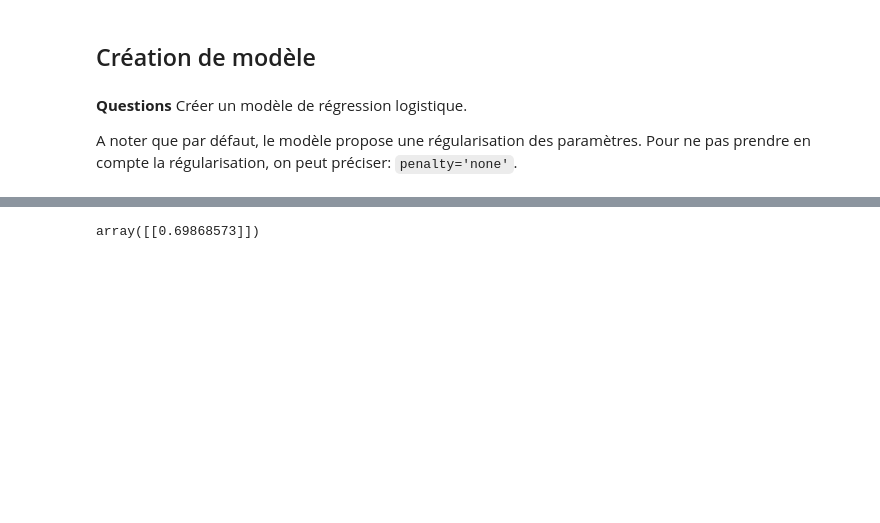
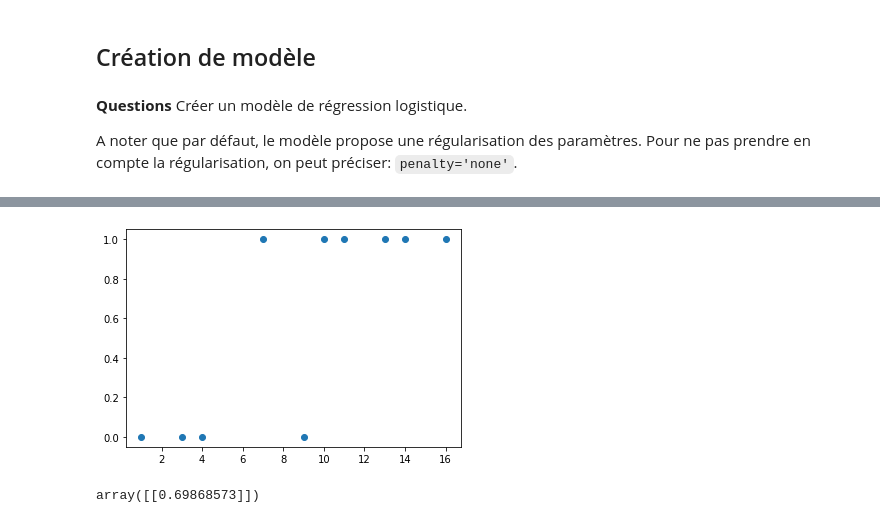
Before and after one commit to Ghalia671/MODULE1, a Jupyter notebook: Ghalia_3_1_exercice_régression_logistique.ipynb, the cells around one changed output, grey strips where cells are left out. Saved outputs shown, nothing was run; the diff lists cells and outputs as text; code cells hidden in the pictures; blank space fills up the shorter version.

```diff
--- a/Ghalia_3_1_exercice_régression_logistique.ipynb
+++ b/Ghalia_3_1_exercice_régression_logistique.ipynb
@@ -51,3 +64,17 @@ LogisticRegression(C=1.0, class_weight=None, dual=False, fit_intercept=True,
+# %%
+import numpy as np
+from sklearn.linear_model import LogisticRegression
+y=y.astype('int')
+
+clf = LogisticRegression(max_iter=120,penalty='none')
+clf.fit(X,y)
+clf.score(X,y)
+pred = clf.predict(X)
+
+plt.scatter(X,y)
+plt.show()
+# %% [output]
+[figure, added]
 # %%
 clf.coef_
 # %% [output]
```
Also changed, not shown: parts of 11 cells of this notebook.
